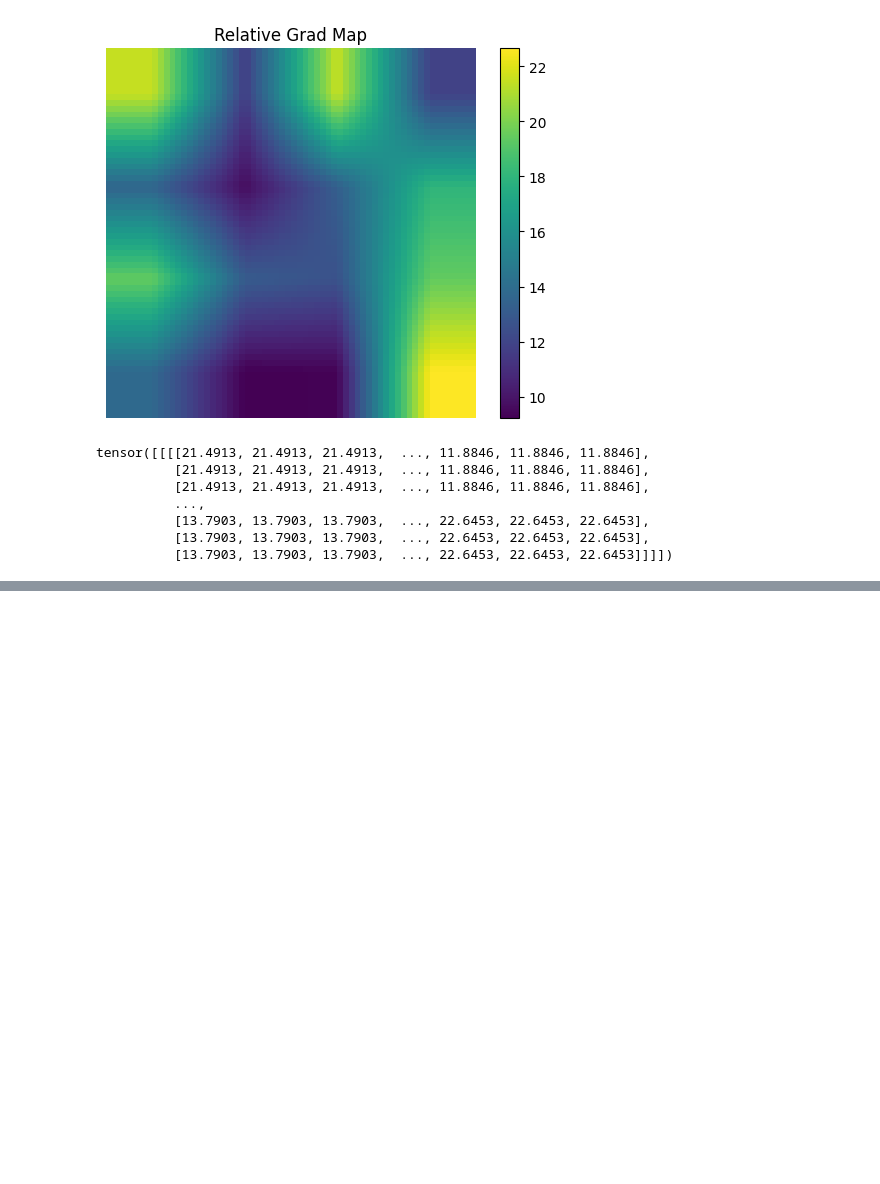
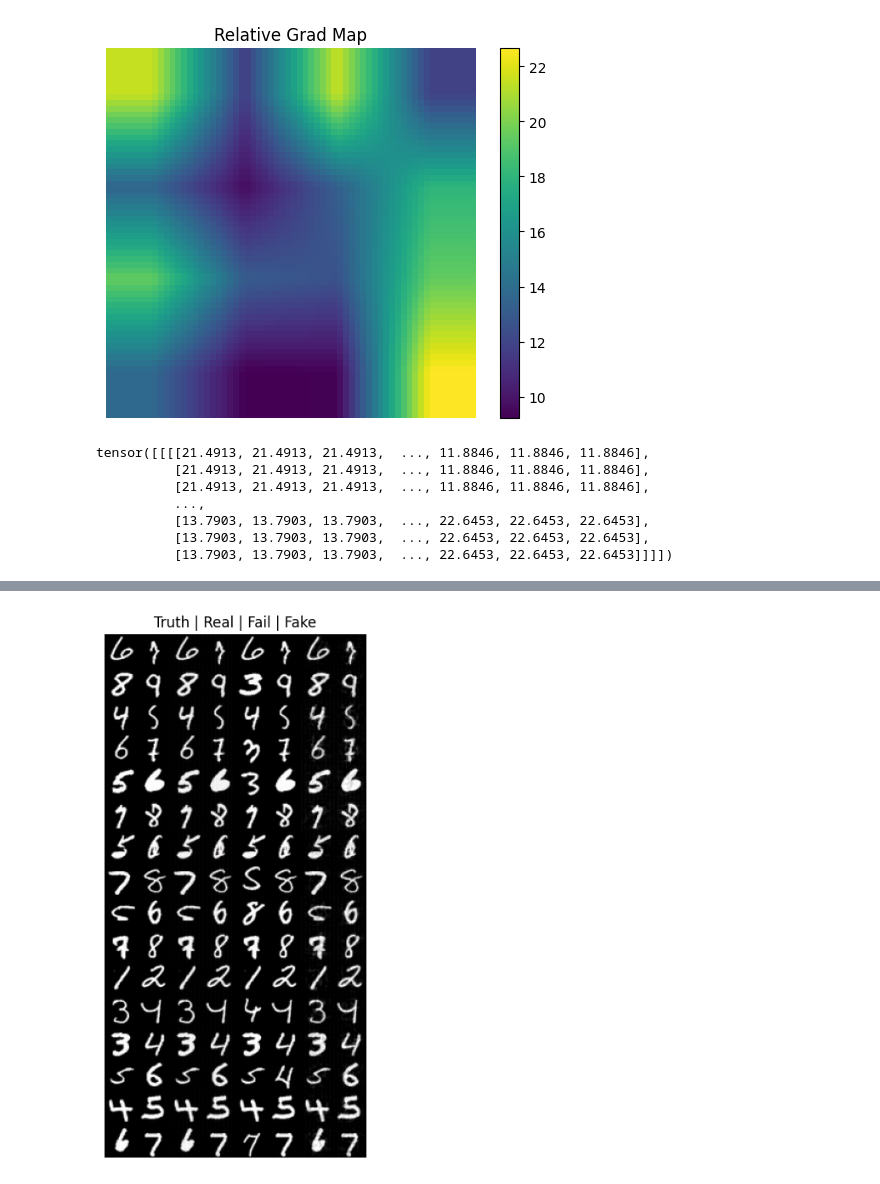
Before and after one commit to yujinhanml/rule, a Jupyter notebook: connector/pilot.ipynb, the cells around one changed output, grey strips where cells are left out. Cells and saved outputs as stored; diff of their text form; code cells hidden in the pictures; blank space fills up the shorter version.

```diff
--- a/connector/pilot.ipynb
+++ b/connector/pilot.ipynb
@@ -1775,0 +2143,95 @@ tensor([[[[21.4913, 21.4913, 21.4913,  ..., 11.8846, 11.8846, 11.8846],
+# %%
+real_buffer = []
+fake_buffer = []
+truth_buffer = []
+fail_buffer = []
+global_step = 0
+connector.eval()
+for epoch in trange(num_epochs):
+    for img_tensor, text_prompt, img_path, img_neg in tqdm(train_loader, desc=f"Epoch {epoch}"):
+        B = len(text_prompt)
+        xT = torch.randn(B, 3, resolution, resolution, device=device)
+
+        # === Step 1: encode ground-truth latent ===
+        img_tensor = img_tensor.to(device)  # [B, 3, H, W]
+        img_neg = img_neg.to(device)
+        with torch.no_grad():
+            quant, _, _ = vae.encode(img_tensor)  # [B, 256, 32]
+
+        # === Step 2: 构造 Qwen2.5-VL 输入 ===
+        messages_list = [
+            [{
+                "role": "user",
+                "content": [
+                    {"type": "image", "image": img_path[i]},
+                    {"type": "text", "text": text_prompt[i]}
+                ]
+            }] for i in range(B)
+        ]
+        texts = [
+            processor.apply_chat_template(msg, tokenize=False, add_generation_prompt=True)
+            for msg in messages_list
+        ]
+        image_inputs, video_inputs = process_vision_info([m[0] for m in messages_list])
+
+        inputs = processor(
+            text=texts,
+            images=image_inputs,
+            videos=video_inputs,
+            return_tensors="pt"
+            # padding="max_length",
+            # truncation=True,
+            # max_length=max_token,
+        ).to(device)
+
+        with torch.no_grad():
+            outputs = mllm_model(**inputs, output_hidden_states=True, return_dict=True)
+        hidden_states = outputs.hidden_states[-1][:, -1, :].to(torch.float32)  # [B, max_token, 3584]
+        # print("hidden_states:",hidden_states.shape)
+
+        # === Step 3: project to latent space ===
+        project_latents = connector(hidden_states)  # [B, 256, 32]
+
+        # === Step 4: compute loss ===
+        B, N, C = quant.shape
+        H = W = int(N ** 0.5)
+        quant_input = quant.permute(0, 2, 1).view(B, C, H, W)  # [B, 32, 16, 16]
+        project_latents_input = project_latents.permute(0, 2, 1).view(B, C, H, W)
+
+        samples_real = samples_con(quant_input, xT, vae.decoder)
+        samples_fake = samples_con(project_latents_input, xT, vae.decoder)
+
+
+        # === 可视化前8张样本 ===
+        if len(real_buffer) <= 8:
+            for i in range(min(B, 8)):
+                real = ((torch.clamp(samples_real[i], -1.0, 1.0))+1)/2
+                fake = ((torch.clamp(samples_fake[i], -1.0, 1.0))+1)/2
+                truth = ((torch.clamp(img_tensor[i], -1.0, 1.0))+1)/2
+                fail = ((torch.clamp(img_neg[i], -1.0, 1.0))+1)/2
+                real_buffer.append(real)
+                fake_buffer.append(fake)
+                truth_buffer.append(truth)
+                fail_buffer.append(fail)
+
+        # === 拼图可视化 ===
+        row_pairs = [
+        torch.cat([t, r, fa, f], dim=2)
+        for t, r, fa, f in zip(truth_buffer[:8], real_buffer[:8], fail_buffer[:8], fake_buffer[:8])
+        ]
+
+        grid = torch.cat(row_pairs, dim=1)             # [3, 8H, 3W]
+        grid_np = grid.permute(1, 2, 0).cpu().numpy()  # [8H, 3W, 3] → for wandb.Image
+        plt.figure(figsize=(12, 8))
+        plt.imshow(grid_np)
+        plt.axis("off")
+        plt.title("Truth | Real | Fail | Fake")
+        plt.show()
+        real_buffer.clear()
+        fake_buffer.clear()
+        truth_buffer.clear()
+        fail_buffer.clear()
+    # === 保存 checkpoint ===
+    if epoch % epoch_interval == 0:
+        print(f"[Epoch {epoch}] semantic_loss: {semantic_loss.item():.4f}, recon_pixel_loss: {recon_pixel_loss.item():.4f}, ori_pixel_loss: {ori_pixel_loss.item():.4f}, total_loss: {total_loss.item():.4f}")
+# %% [output]
@@ -1775,0 +2253 @@ tensor([[[[21.4913, 21.4913, 21.4913,  ..., 11.8846, 11.8846, 11.8846],
+[figure, added]
```
Also changed, not shown: parts of 28 cells of this notebook, 1 other file.
